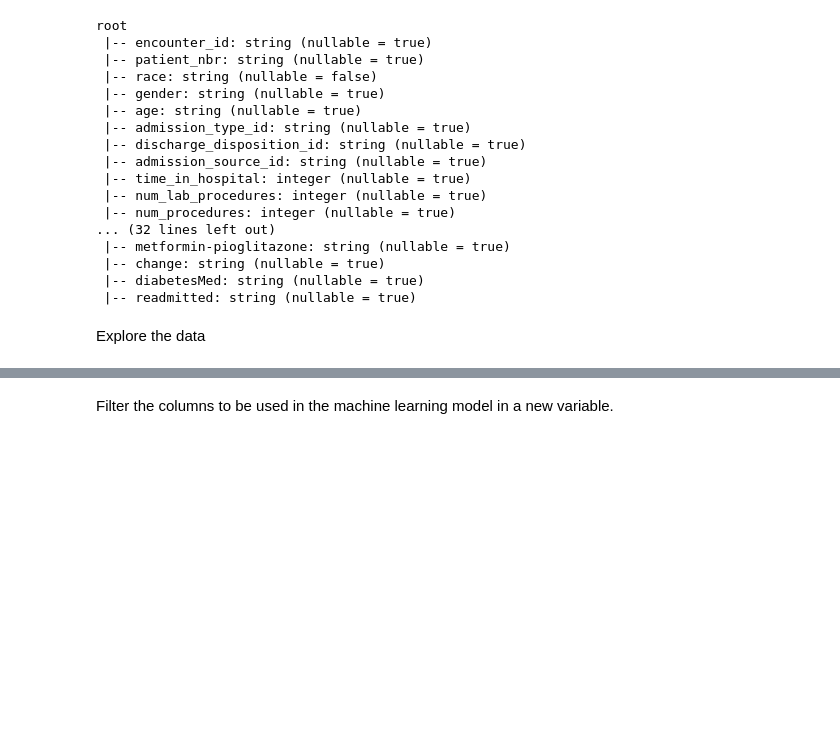
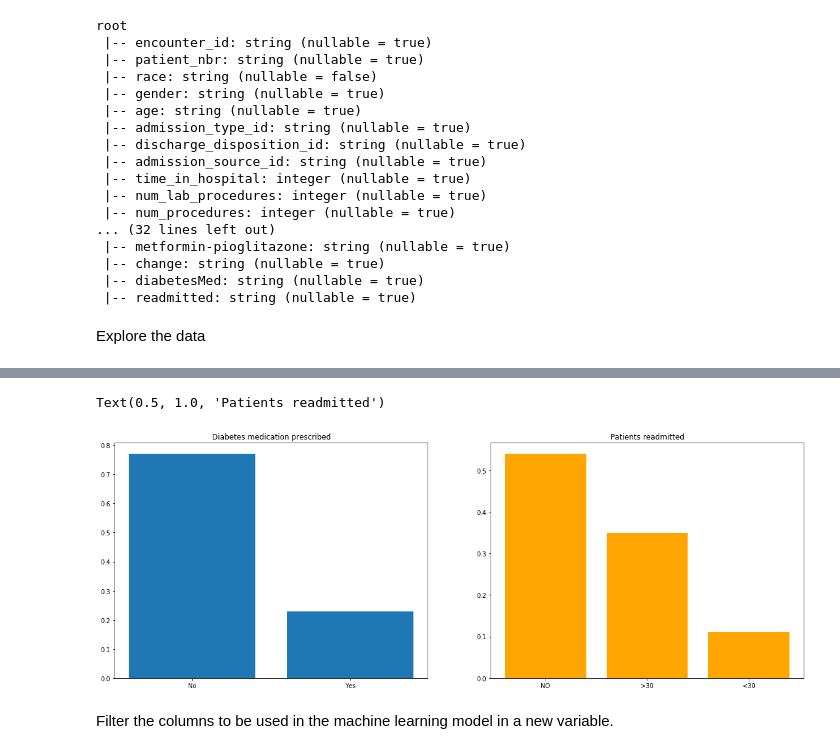
Before and after one commit to martaasp/tfm, a Jupyter notebook: smart-medical-dashboard.ipynb, the cells around one changed output, grey strips where cells are left out. Cells and saved outputs as stored; diff of their text form; code cells hidden in the pictures; blank space fills up the shorter version.

```diff
--- a/smart-medical-dashboard.ipynb
+++ b/smart-medical-dashboard.ipynb
@@ -197,0 +184,13 @@ EOFError
+# %%
+fig1, ax1 = plt.subplots(1,2,figsize=(20,7))
+
+aux = hist_data.select("diabetesMed").toPandas()
+ax1[0].bar(aux["diabetesMed"].unique(), aux["diabetesMed"].value_counts()/hist_data.count())
+ax1[0].set_title("Diabetes medication prescribed")
+
+aux = hist_data.select("readmitted").toPandas()
+ax1[1].bar(aux["readmitted"].unique(), aux["readmitted"].value_counts()/hist_data.count(), color="orange")
+ax1[1].set_title("Patients readmitted")
+# %% [output]
+Text(0.5, 1.0, 'Patients readmitted')
+[figure, added]
```
Also changed, not shown: parts of 30 cells of this notebook.
